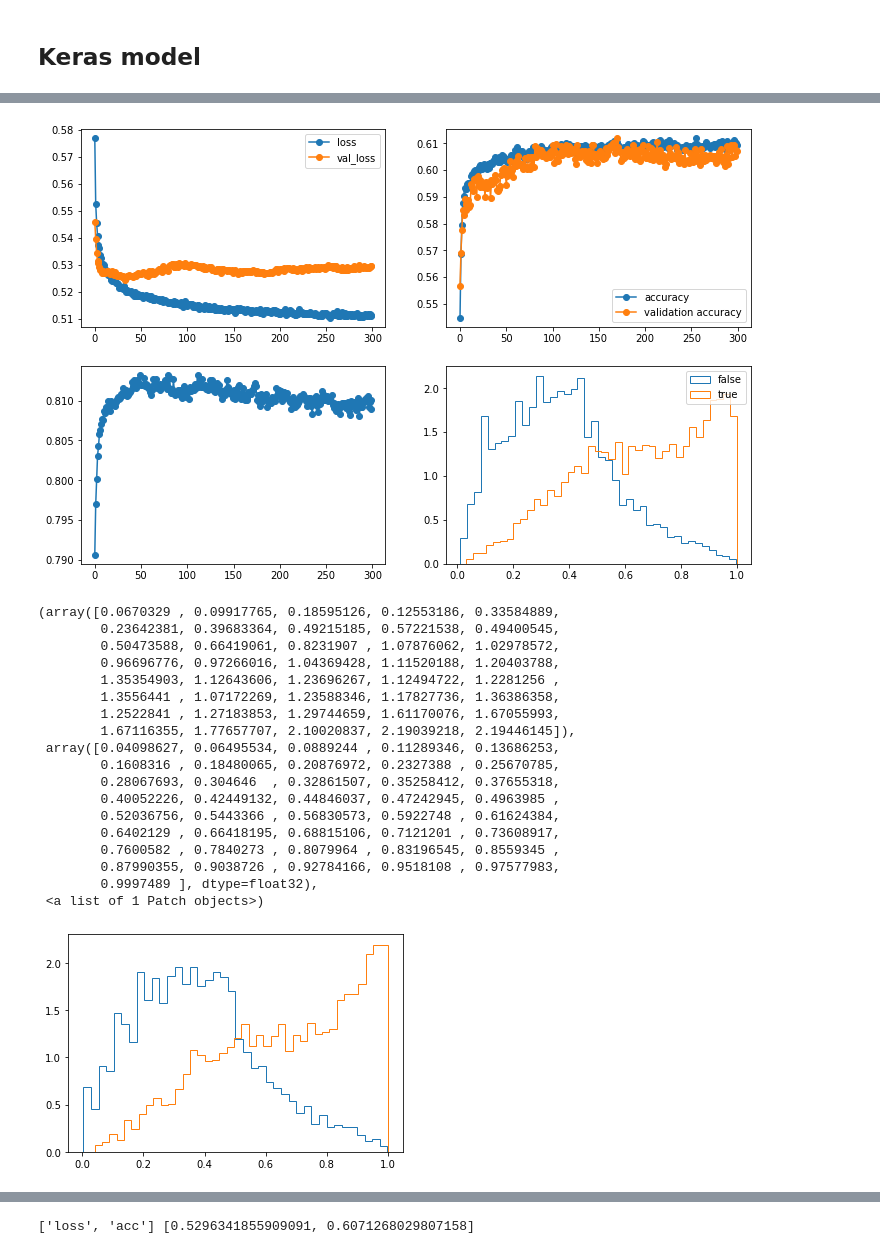
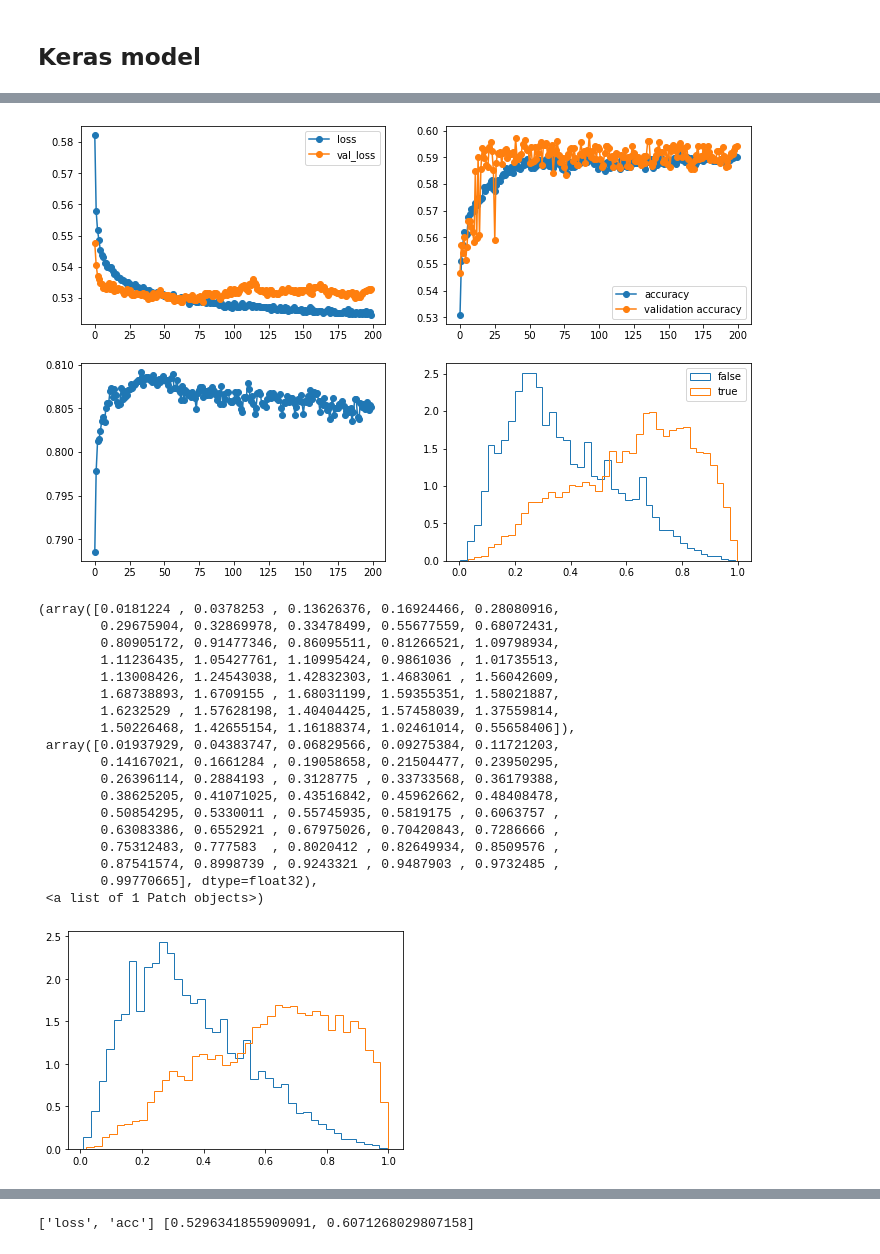
Before and after one commit to UniMiBAnalyses/ML_classification, a Jupyter notebook: Training_v1.ipynb, the cells around one changed output, grey strips where cells are left out. Drawn from its saved outputs; the diff is of its cells as text; code cells hidden in the pictures.

Commit message:
vbsjjlnu - dnn model v9

```diff
--- a/Training_v1.ipynb
+++ b/Training_v1.ipynb
@@ -14,7 +14,7 @@ mpl.rcParams["image.origin"] = 'lower'
 samples_base_dir = "/eos/home-d/dmapelli/public/latino/Full2017v6"
 cut              = "lowen_looseVBS"
 samples_version  = "v7"
-model_version    = "v8"
+model_version    = "v9"
 
 samples_dir = os.path.join(samples_base_dir, cut, "samples", samples_version)
 
@@ -96,8 +101,8 @@ _ = plt.hist(W, bins=100, range=(0,2))
 Let's give 25% to validation (validation during training + test).
 The validation is then split in 50%-50% for training validation and final result
 # %%
-X_train, X_temp, y_train, y_temp, W_train, W_temp = train_test_split(X_scaled, Y,      W,      test_size=0.4)
-X_val,   X_test, y_val,   y_test, W_val,   W_test = train_test_split(X_temp,   y_temp, W_temp, test_size=0.1)
+X_train, X_temp, y_train, y_temp, W_train, W_temp = train_test_split(X_scaled, Y,      W,      test_size=0.2)
+X_val,   X_test, y_val,   y_test, W_val,   W_test = train_test_split(X_temp,   y_temp, W_temp, test_size=0.5)
 # %%
 print("Training dataset: ", X_train.shape)
 # %% [output]
@@ -135,11 +140,13 @@ class PlotLosses(keras.callbacks.Callback):
         self.logs = []
 
     def on_epoch_end(self, epoch, logs={}):
+        #training_loss = model.predict_generator(training_generator, steps=1000)
+
         self.logs.append(logs)
         self.x.append(self.i)
-        self.losses.append(logs.get('loss'))
+        self.losses.append(logs.get('loss')) #training_loss[0])
         self.val_losses.append(logs.get('val_loss'))
-        self.acc.append(logs.get('acc'))
+        self.acc.append(logs.get('acc')) #training_loss[1])
         self.val_acc.append(logs.get('val_acc'))
         self.i += 1
         f, ((ax1, ax2), (ax3, ax4)) = plt.subplots(2, 2, figsize=(12,8))
@@ -154,7 +161,7 @@ class PlotLosses(keras.callbacks.Callback):
         ax2.plot(self.x, self.val_acc, "o-", label="validation accuracy")
         ax2.legend()
 
-        pred = model.predict(X_test)
+        pred = model.predict(X_test, batch_size=2048)
         auc_w = roc_auc_score(y_test,pred, sample_weight=W_test)
         self.auc.append(auc_w)
         #fpW, tpW, thW = roc_curve(y_test, pred, sample_weight=W_test)
@@ -173,10 +180,10 @@ class PlotLosses(keras.callbacks.Callback):
 plot_losses = PlotLosses()
 # %%
 model = Sequential()
-model.add(Dense(50, input_dim=X_train.shape[1], activation="relu"))
-model.add(Dropout(0.2))
-#model.add(Dense(50, activation="relu"))
-#model.add(Dropout(0.2))
+model.add(Dense(80, input_dim=X_train.shape[1], activation="relu"))
+model.add(Dropout(0.3))
+model.add(Dense(50, activation="relu"))
+model.add(Dropout(0.3))
 model.add(Dense(30, activation="relu"))
 model.add(Dropout(0.2))
 model.add(Dense(1, activation="sigmoid"))
@@ -241,40 +234,40 @@ _________________________________________________________________
 # %%
 history = model.fit_generator(
             training_generator,
-            epochs=300,
+            epochs=200,
             #initial_epoch=200,
             steps_per_epoch=steps_per_epoch_train,
             validation_data = validation_generator,
             validation_steps = steps_per_epoch_val,
             callbacks=[plot_losses],
             #callbacks = [],
             )
 # %% [output]
-[figure, old version]
+[figure, new version]
 # %%
-n = 250
+n = 50
 plt.hist(plot_losses.dnn_score_plot[n][0][1][:-1], bins=plot_losses.dnn_score_plot[n][0][1], weights=plot_losses.dnn_score_plot[n][0][0], histtype="step")
 plt.hist(plot_losses.dnn_score_plot[n][1][1][:-1], bins=plot_losses.dnn_score_plot[n][1][1], weights=plot_losses.dnn_score_plot[n][1][0], histtype="step")
 # %% [output]
-(array([0.0670329 , 0.09917765, 0.18595126, 0.12553186, 0.33584889,
-        0.23642381, 0.39683364, 0.49215185, 0.57221538, 0.49400545,
-        0.50473588, 0.66419061, 0.8231907 , 1.07876062, 1.02978572,
-        0.96696776, 0.97266016, 1.04369428, 1.11520188, 1.20403788,
-        1.35354903, 1.12643606, 1.23696267, 1.12494722, 1.2281256 ,
-        1.3556441 , 1.07172269, 1.23588346, 1.17827736, 1.36386358,
-        1.2522841 , 1.27183853, 1.29744659, 1.61170076, 1.67055993,
-        1.67116355, 1.77657707, 2.10020837, 2.19039218, 2.19446145]),
- array([0.04098627, 0.06495534, 0.0889244 , 0.11289346, 0.13686253,
-        0.1608316 , 0.18480065, 0.20876972, 0.2327388 , 0.25670785,
-        0.28067693, 0.304646  , 0.32861507, 0.35258412, 0.37655318,
-        0.40052226, 0.42449132, 0.44846037, 0.47242945, 0.4963985 ,
-        0.52036756, 0.5443366 , 0.56830573, 0.5922748 , 0.61624384,
-        0.6402129 , 0.66418195, 0.68815106, 0.7121201 , 0.73608917,
-        0.7600582 , 0.7840273 , 0.8079964 , 0.83196545, 0.8559345 ,
-        0.87990355, 0.9038726 , 0.92784166, 0.9518108 , 0.97577983,
-        0.9997489 ], dtype=float32),
+(array([0.0181224 , 0.0378253 , 0.13626376, 0.16924466, 0.28080916,
+        0.29675904, 0.32869978, 0.33478499, 0.55677559, 0.68072431,
+        0.80905172, 0.91477346, 0.86095511, 0.81266521, 1.09798934,
+        1.11236435, 1.05427761, 1.10995424, 0.9861036 , 1.01735513,
+        1.13008426, 1.24543038, 1.42832303, 1.4683061 , 1.56042609,
+        1.68738893, 1.6709155 , 1.68031199, 1.59355351, 1.58021887,
+        1.6232529 , 1.57628198, 1.40404425, 1.57458039, 1.37559814,
+        1.50226468, 1.42655154, 1.16188374, 1.02461014, 0.55658406]),
+ array([0.01937929, 0.04383747, 0.06829566, 0.09275384, 0.11721203,
+        0.14167021, 0.1661284 , 0.19058658, 0.21504477, 0.23950295,
+        0.26396114, 0.2884193 , 0.3128775 , 0.33733568, 0.36179388,
+        0.38625205, 0.41071025, 0.43516842, 0.45962662, 0.48408478,
+        0.50854295, 0.5330011 , 0.55745935, 0.5819175 , 0.6063757 ,
+        0.63083386, 0.6552921 , 0.67975026, 0.70420843, 0.7286666 ,
+        0.75312483, 0.777583  , 0.8020412 , 0.82649934, 0.8509576 ,
+        0.87541574, 0.8998739 , 0.9243321 , 0.9487903 , 0.9732485 ,
+        0.99770665], dtype=float32),
  <a list of 1 Patch objects>)
-[figure, old version]
+[figure, new version]
 # %%
 model.save(f"{model_dir}/model.h5")
 # %%
```
Also changed, not shown: parts of 7 cells of this notebook.
